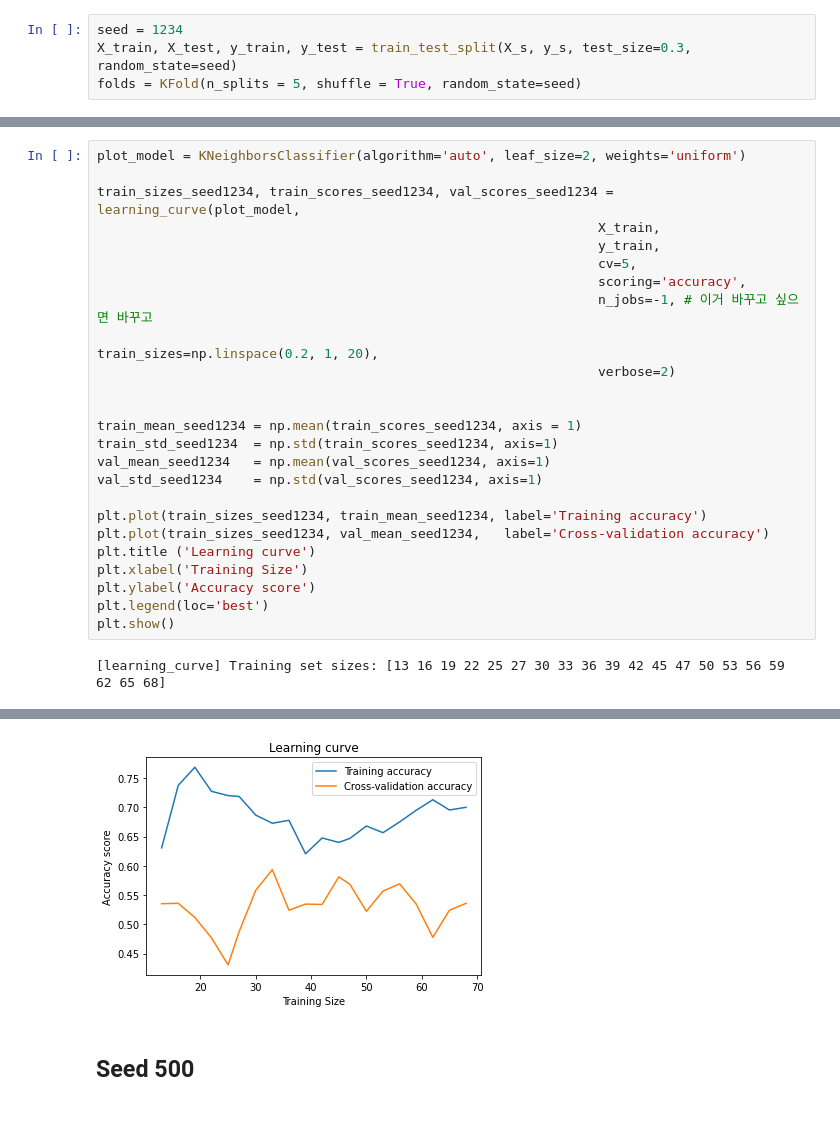
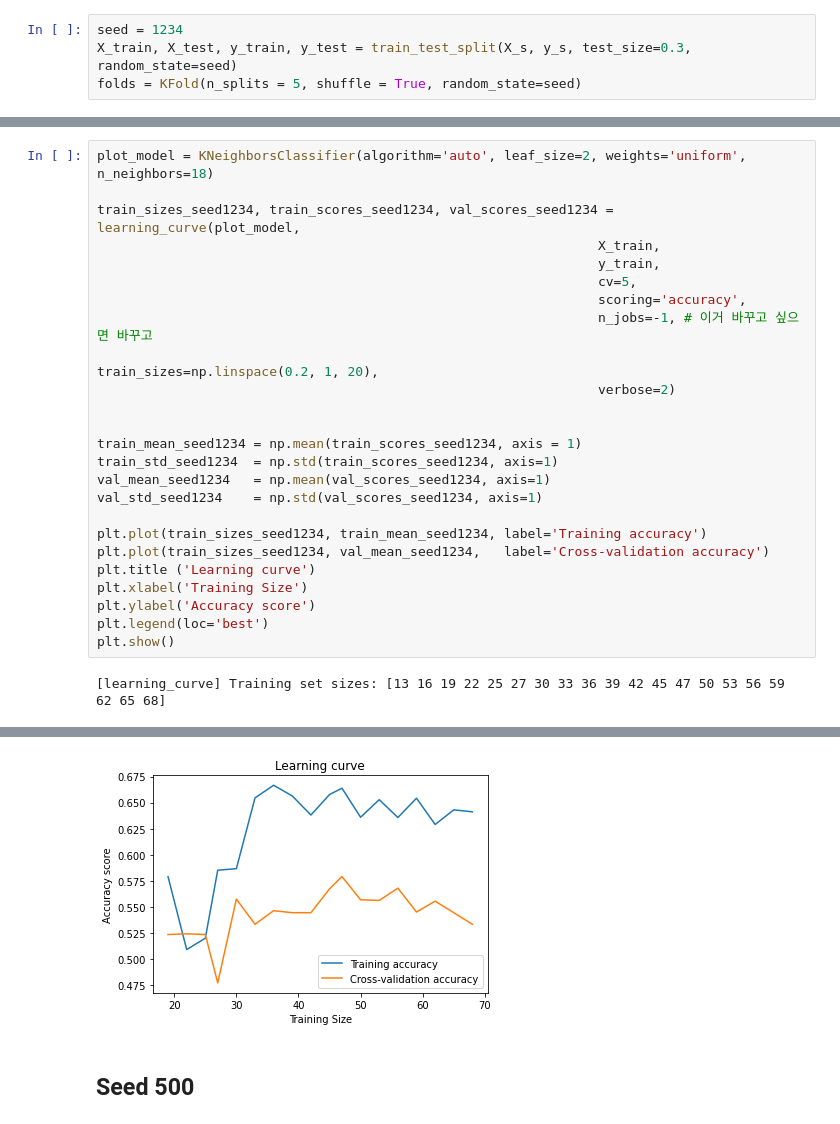
Before and after one commit to tomstark99/COMS30050, a Jupyter notebook: coursework/binary_classification/search_dep_thoughts.ipynb, the cells around one changed output, grey strips where cells are left out. Drawn from its saved outputs; the diff is of its cells as text.

```diff
--- a/coursework/binary_classification/search_dep_thoughts.ipynb
+++ b/coursework/binary_classification/search_dep_thoughts.ipynb
@@ -2238,5 +2238,5 @@ weighted avg       0.55      0.55      0.52        38
 # %%
-plot_model = KNeighborsClassifier(algorithm='auto', leaf_size=2, weights='uniform')
+plot_model = KNeighborsClassifier(algorithm='auto', leaf_size=2, weights='uniform', n_neighbors=18)
 
 train_sizes_seed1234, train_scores_seed1234, val_scores_seed1234 = learning_curve(plot_model,
                                                                 X_train,
@@ -2268,4 +2268,4 @@ plt.show()
-[figure, old version]
+[figure, new version]
 # %% [markdown]
 ## Seed 500
 # %%
```
Also changed, not shown: parts of 43 cells of this notebook, 2 other files.
